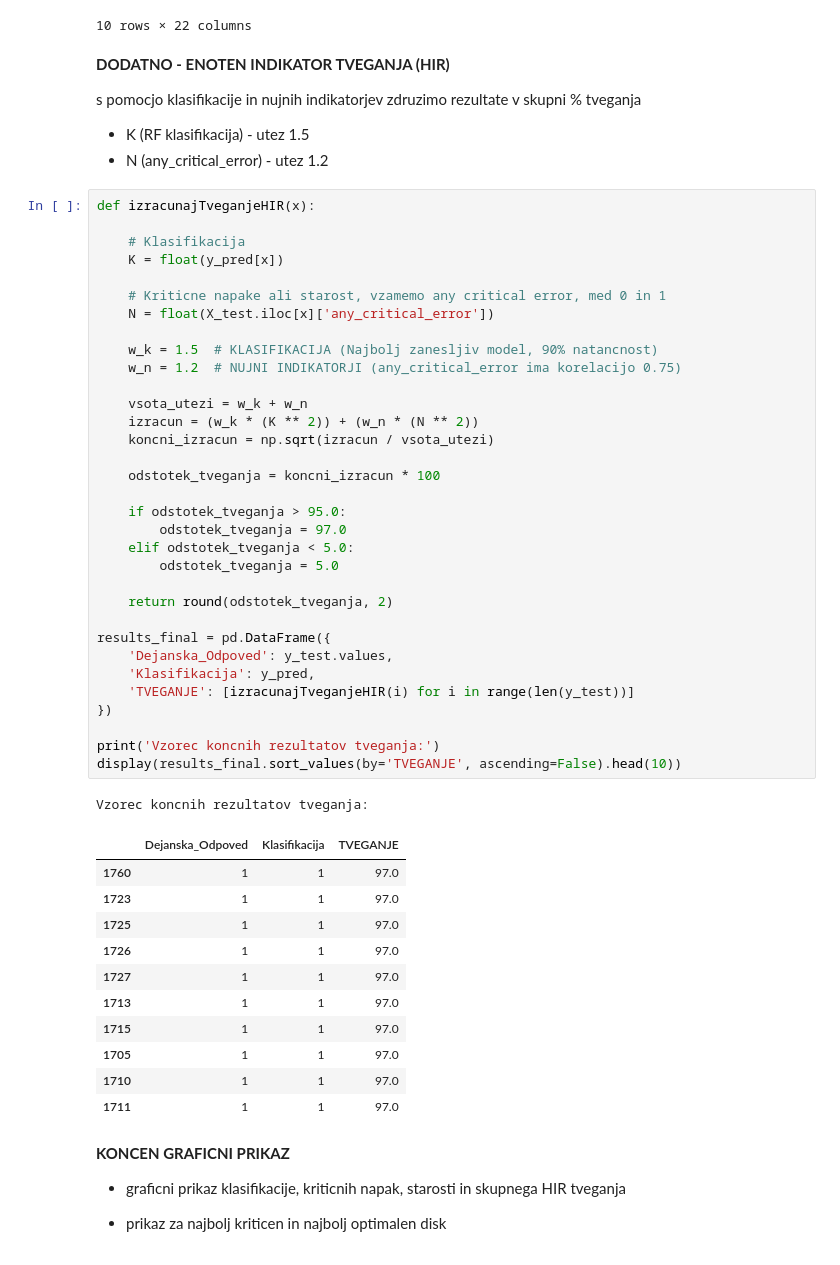
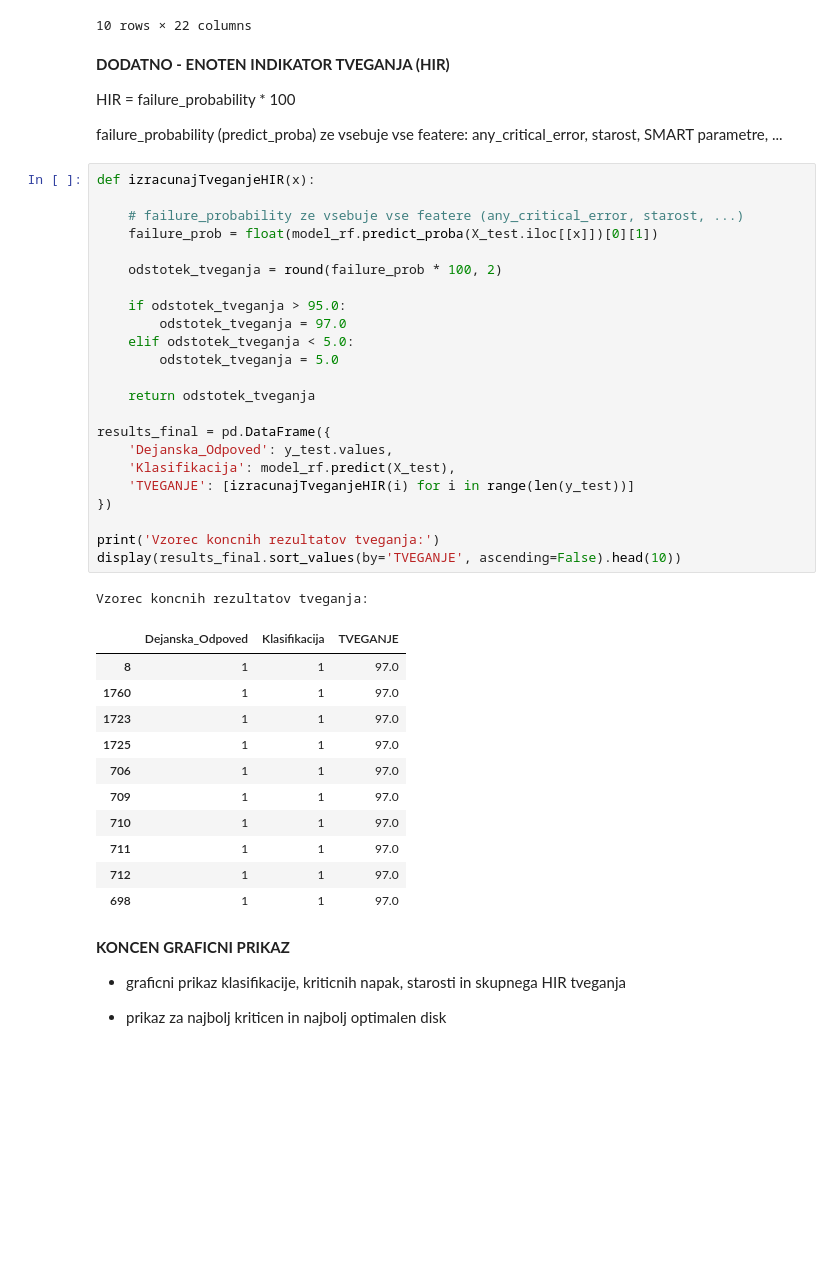
Before and after one commit to Luka-Petek/diskFailurePrediction, a Jupyter notebook: srcML/smart_scan_model.ipynb, the cells around one changed output. Drawn from its saved outputs; the diff is of its cells as text; blank space fills up the shorter version.

```diff
--- a/srcML/smart_scan_model.ipynb
+++ b/srcML/smart_scan_model.ipynb
@@ -914,56 +914,45 @@ df.head(10)
 # %% [markdown]
 **DODATNO - ENOTEN INDIKATOR TVEGANJA (HIR)**
 
-s pomocjo klasifikacije in nujnih indikatorjev zdruzimo rezultate v skupni % tveganja
+HIR = failure_probability * 100
 
-- K (RF klasifikacija) - utez 1.5
-- N (any_critical_error) - utez 1.2
+failure_probability (predict_proba) ze vsebuje vse featere: any_critical_error, starost, SMART parametre, ...
 # %%
 def izracunajTveganjeHIR(x):
 
-    # Klasifikacija
-    K = float(y_pred[x])
+    # failure_probability ze vsebuje vse featere (any_critical_error, starost, ...)
+    failure_prob = float(model_rf.predict_proba(X_test.iloc[[x]])[0][1])
 
-    # Kriticne napake ali starost, vzamemo any critical error, med 0 in 1
-    N = float(X_test.iloc[x]['any_critical_error'])
-
-    w_k = 1.5  # KLASIFIKACIJA (Najbolj zanesljiv model, 90% natancnost)
-    w_n = 1.2  # NUJNI INDIKATORJI (any_critical_error ima korelacijo 0.75)
-
-    vsota_utezi = w_k + w_n
-    izracun = (w_k * (K ** 2)) + (w_n * (N ** 2))
-    koncni_izracun = np.sqrt(izracun / vsota_utezi)
-
-    odstotek_tveganja = koncni_izracun * 100
+    odstotek_tveganja = round(failure_prob * 100, 2)
 
     if odstotek_tveganja > 95.0:
         odstotek_tveganja = 97.0
     elif odstotek_tveganja < 5.0:
         odstotek_tveganja = 5.0
 
-    return round(odstotek_tveganja, 2)
+    return odstotek_tveganja
 
 results_final = pd.DataFrame({
     'Dejanska_Odpoved': y_test.values,
-    'Klasifikacija': y_pred,
+    'Klasifikacija': model_rf.predict(X_test),
     'TVEGANJE': [izracunajTveganjeHIR(i) for i in range(len(y_test))]
 })
 
 print('Vzorec koncnih rezultatov tveganja:')
 display(results_final.sort_values(by='TVEGANJE', ascending=False).head(10))
 # %% [output]
 Vzorec koncnih rezultatov tveganja:
 |  | Dejanska_Odpoved | Klasifikacija | TVEGANJE |
+| 8 | 1 | 1 | 97.0 |
 | 1760 | 1 | 1 | 97.0 |
 | 1723 | 1 | 1 | 97.0 |
 | 1725 | 1 | 1 | 97.0 |
-| 1726 | 1 | 1 | 97.0 |
-| 1727 | 1 | 1 | 97.0 |
-| 1713 | 1 | 1 | 97.0 |
-| 1715 | 1 | 1 | 97.0 |
-| 1705 | 1 | 1 | 97.0 |
-| 1710 | 1 | 1 | 97.0 |
-| 1711 | 1 | 1 | 97.0 |
+| 706 | 1 | 1 | 97.0 |
+| 709 | 1 | 1 | 97.0 |
+| 710 | 1 | 1 | 97.0 |
+| 711 | 1 | 1 | 97.0 |
+| 712 | 1 | 1 | 97.0 |
+| 698 | 1 | 1 | 97.0 |
 # %% [markdown]
 **KONCEN GRAFICNI PRIKAZ**
 
```
Also changed, not shown: parts of 5 cells of this notebook, 1 other file.
